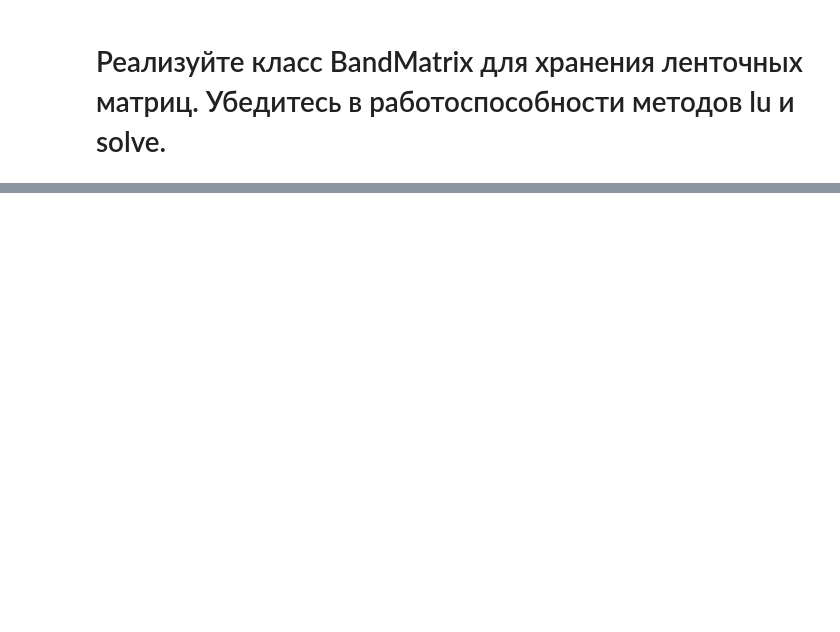
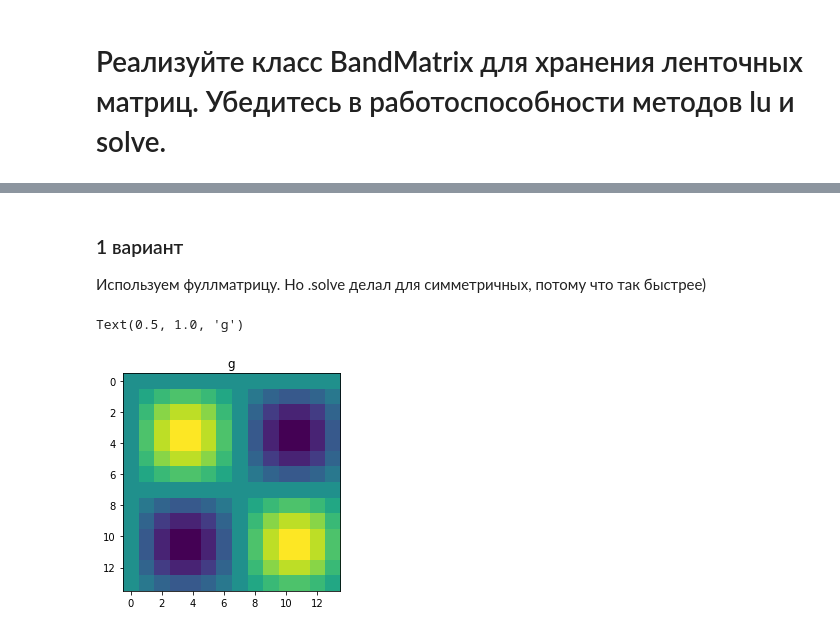
Before and after one commit to djiboshin/MatrixLabs2022, a Jupyter notebook: Lab 2 .ipynb, the cells around one changed output, grey strips where cells are left out. Drawn from its saved outputs; the diff is of its cells as text; code cells hidden in the pictures; blank space fills up the shorter version.

```diff
--- a/Lab 2 .ipynb
+++ b/Lab 2 .ipynb
@@ -212,4 +262,5 @@ d = SymmetricMatrix(np.array([
     [FullMatrix(d_array_frac[i, :, j, :]) for j in range(d_m)] for i in range(d_m)
 ]))
 
-L, D = SymmetricMatrix(d.data).ldl()
+L, D = d.ldl()
+d
@@ -277,0 +356,5 @@ BandMatrix(p)
+# %%
+e = FullMatrix([[1],[0],[0],[0]])
+x = m.solve(e)
+print(m * x == e)
+m, e
@@ -277,0 +375,3 @@ BandMatrix(p)
+# %% [markdown]
+### 1 вариант
+Используем фуллматрицу. Но .solve делал для симметричных, потому что так быстрее)
@@ -277,0 +380,40 @@ BandMatrix(p)
+# %%
+def Laplace(N = 3,M = 4):
+    L = np.zeros((N,M,N,M), dtype=int)
+#     a, b, c, d, e = 'a', 'b', 'c', 'd', 'e'
+#     a, b, c, d, e = 1, 1, 1, 1, -4
+    a, b, c, d, e = Fraction(1), Fraction(1), Fraction(1), Fraction(1), Fraction(-4)
+
+    indNdiag = np.arange(N)
+    indNup = np.roll(indNdiag, 1)
+    indNdown = np.roll(indNdiag, -1)
+
+    indMdiag = np.arange(M)
+    indMup = np.roll(indMdiag, 1)
+    indMdown = np.roll(indMdiag, -1)
+
+    for n in range(N):
+        L[n,indMdiag,indNdiag[n],indMdiag] = e
+        L[n,indMup,indNdiag[n],indMdiag] = c
+        L[n,indMdown,indNdiag[n],indMdiag] = d
+
+        L[n,indMdiag,indNup[n],indMdiag] = b
+
+        L[n,indMdiag,indNdown[n],indMdiag] = a
+
+    return L.reshape(N*M, N*M)
+# %%
+M = 14
+N = 14
+x, y = np.meshgrid(np.linspace(0, 2*np.pi, M, endpoint=False), np.linspace(0, 2*np.pi, N, endpoint=False))
+u = np.sin(x)*np.sin(y)
+g = FullMatrix(u.reshape(1,N * M).T)
+
+Л = Laplace(M,N)
+Delta = SymmetricMatrix(Л)
+
+plt.imshow(u)
+plt.title('g')
+# %% [output]
+Text(0.5, 1.0, 'g')
+[figure, added]
```
Also changed, not shown: parts of 55 cells of this notebook, 3 other files.
